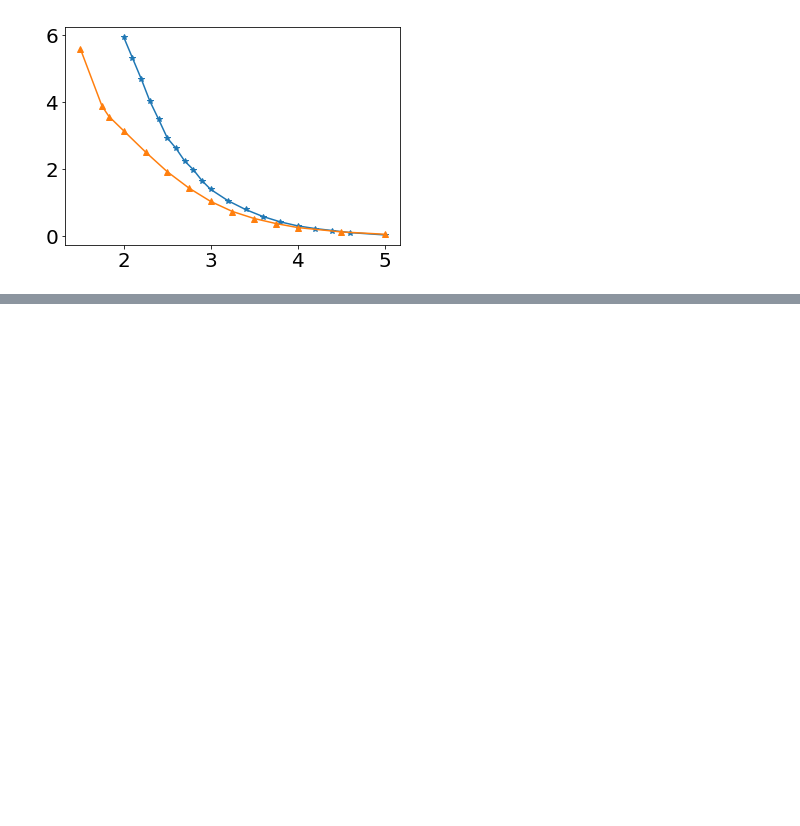
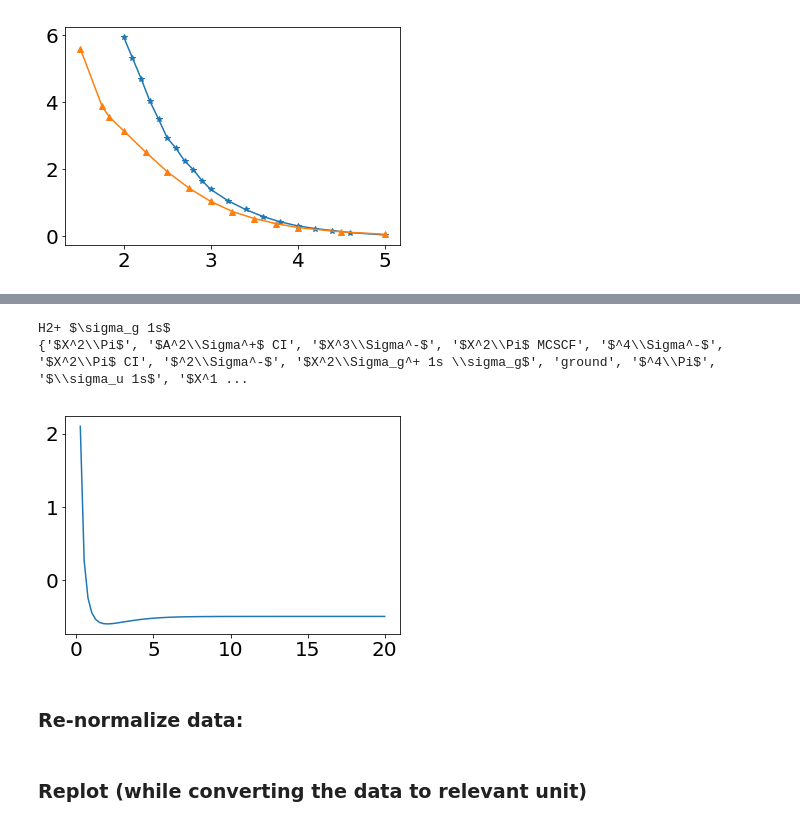
Before and after one commit to berylgithub/pes, a Jupyter notebook: PES_incremental_exp.ipynb, the cells around one changed output, grey strips where cells are left out. Saved outputs shown, nothing was run; the diff lists cells and outputs as text; code cells hidden in the pictures; blank space fills up the shorter version.

```diff
--- a/PES_incremental_exp.ipynb
+++ b/PES_incremental_exp.ipynb
@@ -800,0 +965,17 @@ np.save('data/hxoy_data_corr', list_data, allow_pickle=True)
+# %%
+list_data = np.load('data/hxoy_data_corr.npy', allow_pickle=True)
+list_data = list_data[()]
+
+idx = -3
+print(list_data[idx]["mol"], list_data[idx]["state"])
+plt.plot(list_data[idx]["R"], list_data[idx]["V"])
+unique_states = set([data["state"] for data in list_data])
+print(unique_states)
+# %% [output]
+H2+ $\sigma_g 1s$
+{'$X^2\\Pi$', '$A^2\\Sigma^+$ CI', '$X^3\\Sigma^-$', '$X^2\\Pi$ MCSCF', '$^4\\Sigma^-$', '$X^2\\Pi$ CI', '$^2\\Sigma^-$', '$X^2\\Sigma_g^+ 1s \\sigma_g$', 'ground', '$^4\\Pi$', '$\\sigma_u 1s$', '$X^1 ...
+[figure, added]
+# %% [markdown]
+### Re-normalize data:
+# %% [markdown]
+### Replot (while converting the data to relevant unit)
```
Also changed, not shown: parts of 8 cells of this notebook.
